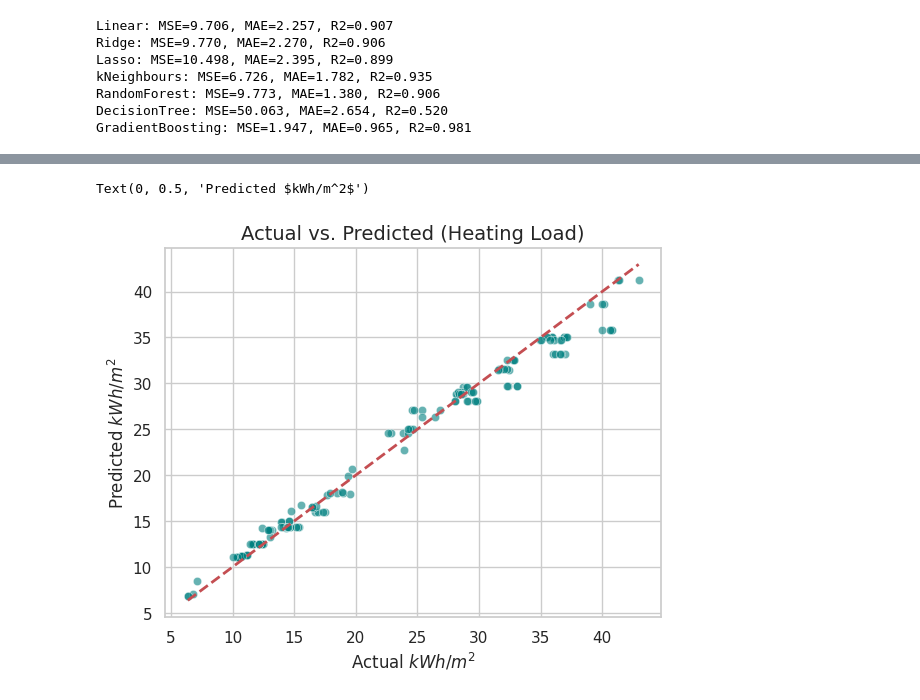
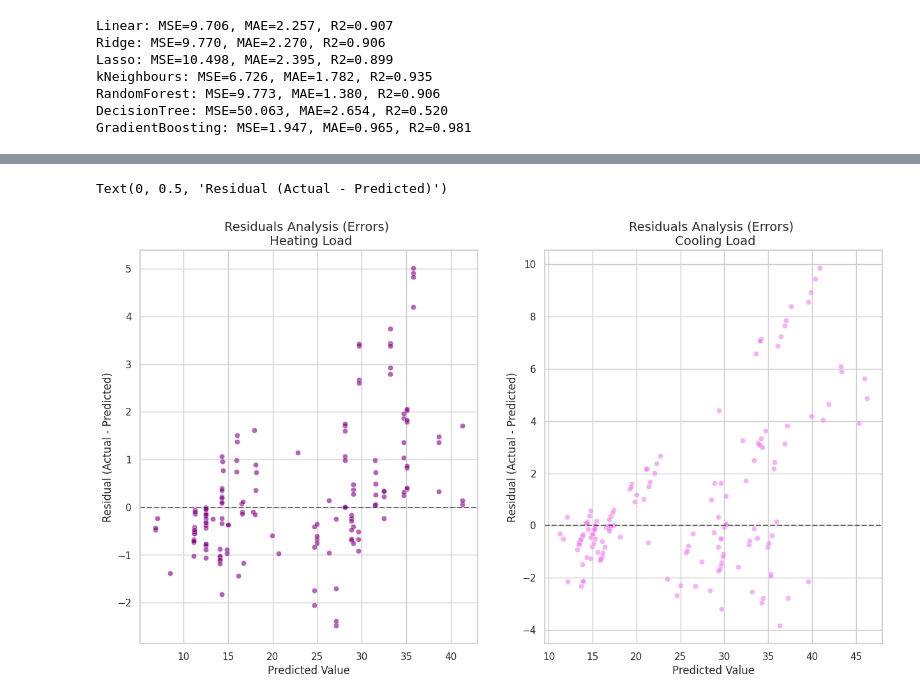
Before and after one commit to Saman0102/RegressionModel, a Jupyter notebook: regressionModel.ipynb, the cells around one changed output, grey strips where cells are left out. Drawn from its saved outputs; the diff is of its cells as text; code cells hidden in the pictures.

```diff
--- a/regressionModel.ipynb
+++ b/regressionModel.ipynb
@@ -168,0 +173,17 @@ results_df.shape
+# %%
+sns.set_theme(style="whitegrid")
+plt.rcParams['figure.dpi'] = 100
+
+
+df_h = pd.DataFrame(hl_results).T.reset_index().rename(columns={'index':'Model'})
+df_h['Target'] = 'Heating Load'
+df_c = pd.DataFrame(cl_results).T.reset_index().rename(columns={'index':'Model'})
+df_c['Target'] = 'Cooling Load'
+comparison_df = pd.concat([df_h, df_c])
+
+fig = plt.figure(figsize=(15, 12))
+
+sns.barplot(data=comparison_df, x='Model', y='R2', hue='Target', palette='magma')
+plt.title('Model Accuracy Comparison ($R^2$)', fontsize=14)
+# plt.xticks(rotation=45)
+plt.ylim(0, 1.1)
@@ -194,9 +224,25 @@ plt.show()
 # %%
-sns.scatterplot(x=y1_test, y=y_pred, alpha=0.6, color='teal')
-plt.plot([y1_test.min(), y1_test.max()], [y1_test.min(), y1_test.max()], 'r--', lw=2)
-plt.title('Actual vs. Predicted (Heating Load)', fontsize=14)
-plt.xlabel('Actual $kWh/m^2$')
-plt.ylabel('Predicted $kWh/m^2$')
+# Residual Plot : Describes Reliability
+
+residuals_hl = y1_test - y1_pred
+residuals_cl = y2_test - y2_pred
+
+plt.figure(figsize=(15,8))
+plt.rcParams['figure.dpi'] = 100
+
+plt.subplot(1, 2, 1)
+sns.scatterplot(x=y_pred, y=residuals_hl, alpha=0.6, color='purple')
+plt.axhline(y=0, color='black', linestyle='--', alpha=0.5)
+plt.title('Residuals Analysis (Errors) \n Heating Load', fontsize=14)
+plt.xlabel('Predicted Value')
+plt.ylabel('Residual (Actual - Predicted)')
+
+plt.subplot(1,2,2)
+sns.scatterplot(x=y2_test, y=residuals_cl, alpha=0.6, color='violet')
+plt.axhline(y=0, color='black', linestyle='--', alpha=0.5)
+plt.title('Residuals Analysis (Errors) \n Cooling Load', fontsize=14)
+plt.xlabel('Predicted Value')
+plt.ylabel('Residual (Actual - Predicted)')
 # %% [output]
-Text(0, 0.5, 'Predicted $kWh/m^2$')
+Text(0, 0.5, 'Residual (Actual - Predicted)')
-[figure, old version]
+[figure, new version]
```
Also changed, not shown: parts of 6 cells of this notebook.
